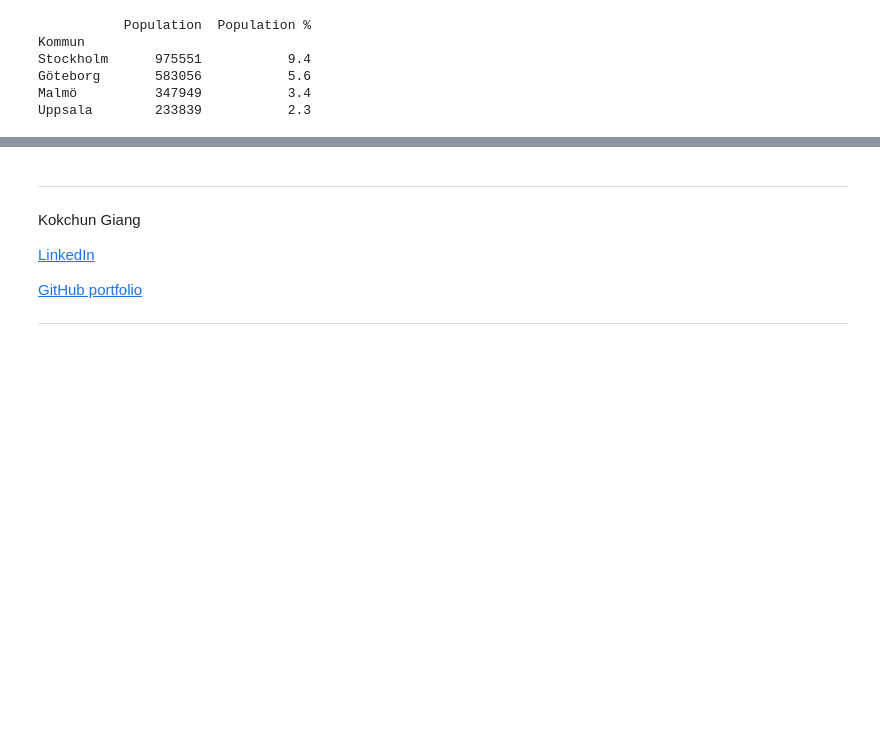
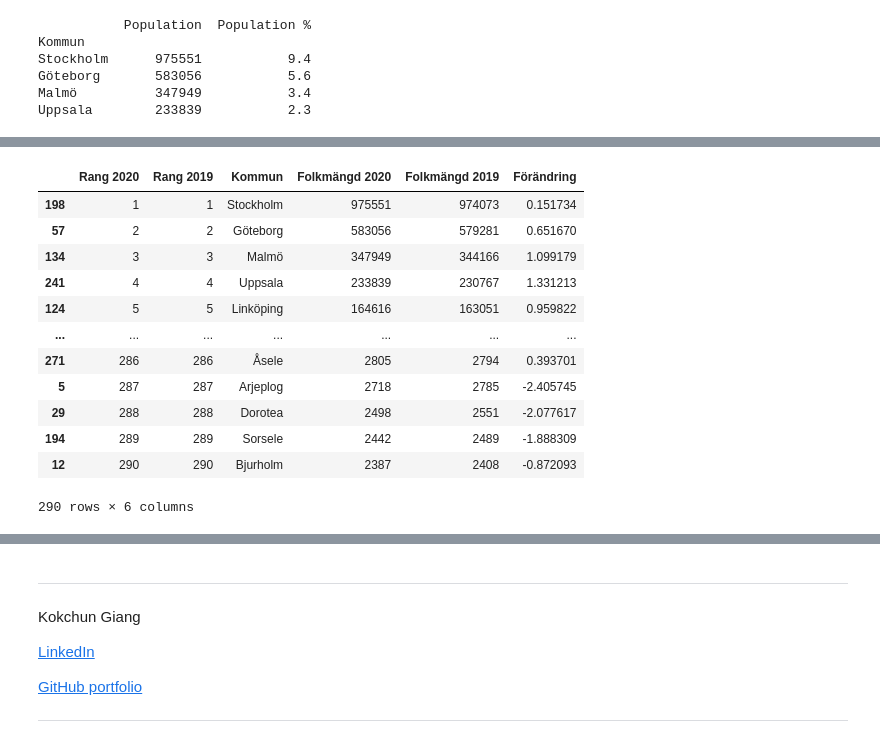
Before and after one commit to kust3n/databehandling-SARA-COSTA, a Jupyter notebook: Exercises/E00_pandas_basic_syntax.ipynb, the cells around one changed output, grey strips where cells are left out. Saved outputs shown, nothing was run; the diff lists cells and outputs as text; code cells hidden in the pictures; blank space fills up the shorter version.

```diff
--- a/Exercises/E00_pandas_basic_syntax.ipynb
+++ b/Exercises/E00_pandas_basic_syntax.ipynb
@@ -247,0 +270,18 @@ f)
+# %%
+# c
+df = df.sort_values(by="Folkmängd 2020", ascending=False)
+df
+# %% [output]
+|  | Rang 2020 | Rang 2019 | Kommun | Folkmängd 2020 | Folkmängd 2019 | Förändring |
+| 198 | 1 | 1 | Stockholm | 975551 | 974073 | 0.151734 |
+| 57 | 2 | 2 | Göteborg | 583056 | 579281 | 0.651670 |
+| 134 | 3 | 3 | Malmö | 347949 | 344166 | 1.099179 |
+| 241 | 4 | 4 | Uppsala | 233839 | 230767 | 1.331213 |
+| 124 | 5 | 5 | Linköping | 164616 | 163051 | 0.959822 |
+| ... | ... | ... | ... | ... | ... | ... |
+| 271 | 286 | 286 | Åsele | 2805 | 2794 | 0.393701 |
+| 5 | 287 | 287 | Arjeplog | 2718 | 2785 | -2.405745 |
+| 29 | 288 | 288 | Dorotea | 2498 | 2551 | -2.077617 |
+| 194 | 289 | 289 | Sorsele | 2442 | 2489 | -1.888309 |
+| 12 | 290 | 290 | Bjurholm | 2387 | 2408 | -0.872093 |
+290 rows × 6 columns
```
Also changed, not shown: parts of 6 cells of this notebook.
